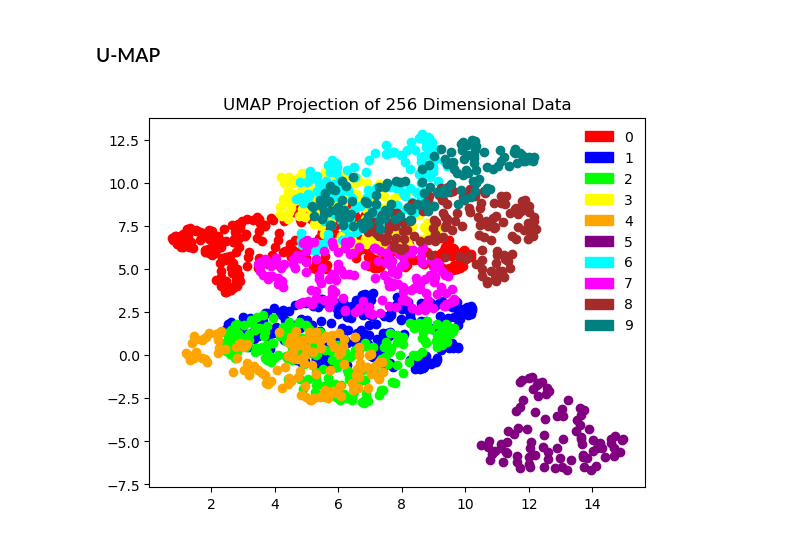
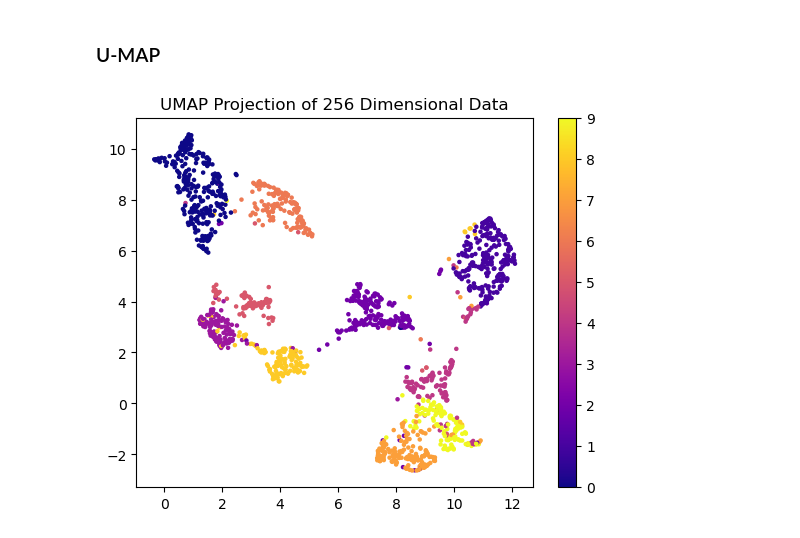
Before and after one commit to filipe-21903016/idl-assignment-0, a Jupyter notebook: assignment_0.ipynb, the cells around one changed output. Cells and saved outputs as stored; diff of their text form; code cells hidden in the pictures.

```diff
--- a/assignment_0.ipynb
+++ b/assignment_0.ipynb
@@ -138,28 +138,16 @@ plt.show()
 # %%
 # initialize UMAP
 umap_reducer = umap.UMAP(random_state=42)
 
 # patches for legend visualization
-patches = []
-
-for d in range(0,10):
-    cloud_d = get_digit_cloud(X_train, Y_train, d)
-
-    # Fit U-MAP model to vectors
-    cloud_umap = umap_reducer.fit_transform(cloud_d)
-
-    X = cloud_umap[:, 0]
-    Y = cloud_umap[:, 1]
-
-    patches.append(mpatches.Patch(color=distinct_colors[d],label=d))
-
-    plt.scatter(X, Y, c=distinct_colors[d])
-    plt.title('UMAP Projection of 256 Dimensional Data')
-
-plt.legend(handles=patches, loc='best', frameon=False)
+# Fit PCA model to vectors
+clouds_umap = umap_reducer.fit_transform(X_train)
+plt.scatter(clouds_umap[:, 0], clouds_umap[:, 1], c=Y_train, cmap='plasma', s=5)
+plt.colorbar()
+plt.title("UMAP Projection of 256 Dimensional Data")
 plt.show()
 # %% [output]
-[figure, old version]
+[figure, new version]
 # %%
 def compare_clouds(d1, d2):
     cloud_d1 = get_digit_cloud(X_train, Y_train, d1)
```
